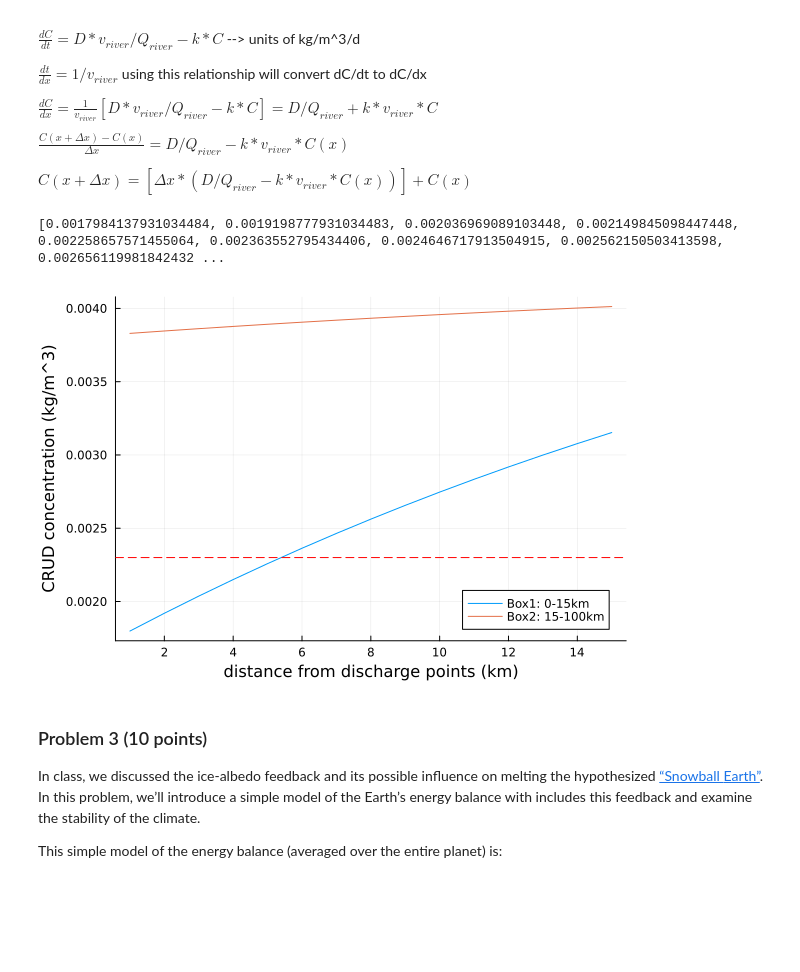
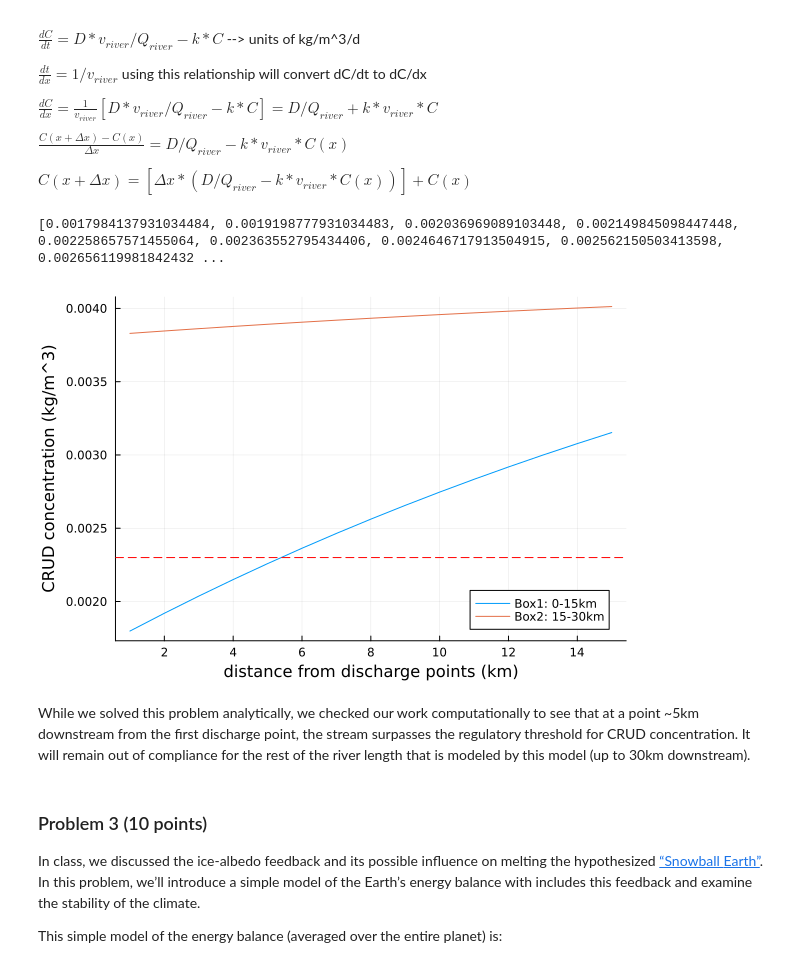
Before and after one commit to BEE4750-FA25/hw2-rha-sims, a Jupyter notebook: hw02.ipynb, the cells around one changed output. Saved outputs shown, nothing was run; the diff lists cells and outputs as text; code cells hidden in the pictures; blank space fills up the shorter version.

```diff
--- a/hw02.ipynb
+++ b/hw02.ipynb
@@ -163,35 +165,37 @@ function box_2(Qi,Ci,velo,decay,deposition,steps,delta)
     f_x = zeros(steps)
     C = Ci
     for i in 1:steps
         C_next = delta * (deposition/Qi - decay/velo*C) + C
         C = C_next
         f_x[i] = C
     end
     return (C, f_x)
 end
 
 # Defining the function to combine these two box types in the way presented in the problem, covering the river with
 # 4 total boxes, two of each type. It will return arrays with the concentration at every delta
 function total_concentration(Qo1,Co1,Qd1,Cd1,Qd2,Cd2,velo,decay,deposition,steps_1,steps_2,delta)
     Qi1, Ci1 = box_1(Qo1,Co1,Qd1,Cd1)
     C2, f_x1 = box_2(Qi1,Ci1,velo,decay,deposition,steps_1,delta)
 
     Qi3, Ci3 = box_1(Qi1,C2,Qd2,Cd2)
     C3, f_x2 = box_2(Qi3,Ci3,velo,decay,deposition,steps_2,delta)
     return (f_x1, f_x2)
 end
 
 
 box2, box4 = total_concentration(Qo1,Co1,Qd1,Cd1,Qd2,Cd2,velo,decay,deposition,steps_1,steps_2,delta)
 print(box2,box4)
 plot(1:steps_1,box2, label="Box1: 0-15km")
-plot!(1:steps_2,box4, label="Box2: 15-100km")
+plot!(1:steps_2,box4, label="Box2: 15-30km")
 ylabel!("CRUD concentration (kg/m^3)")
 xlabel!("distance from discharge points (km)")
 hline!([2.3/1000], color=:red, linestyle=:dash, label="")
 # %% [output]
 [0.0017984137931034484, 0.0019198777931034483, 0.002036969089103448, 0.002149845098447448, 0.002258657571455064, 0.002363552795434406, 0.0024646717913504915, 0.002562150503413598, 0.002656119981842432 ...
-[figure, old version]
+[figure, new version]
+# %% [markdown]
+While we solved this problem analytically, we checked our work computationally to see that at a point ~5km downstream from the first discharge point, the stream surpasses the regulatory threshold for CRUD concentration. It will remain out of compliance for the rest of the river length that is modeled by this model (up to 30km downstream).
 # %% [markdown]
 ### Problem 3 (10 points)
 
```
Also changed, not shown: parts of 8 cells of this notebook.
